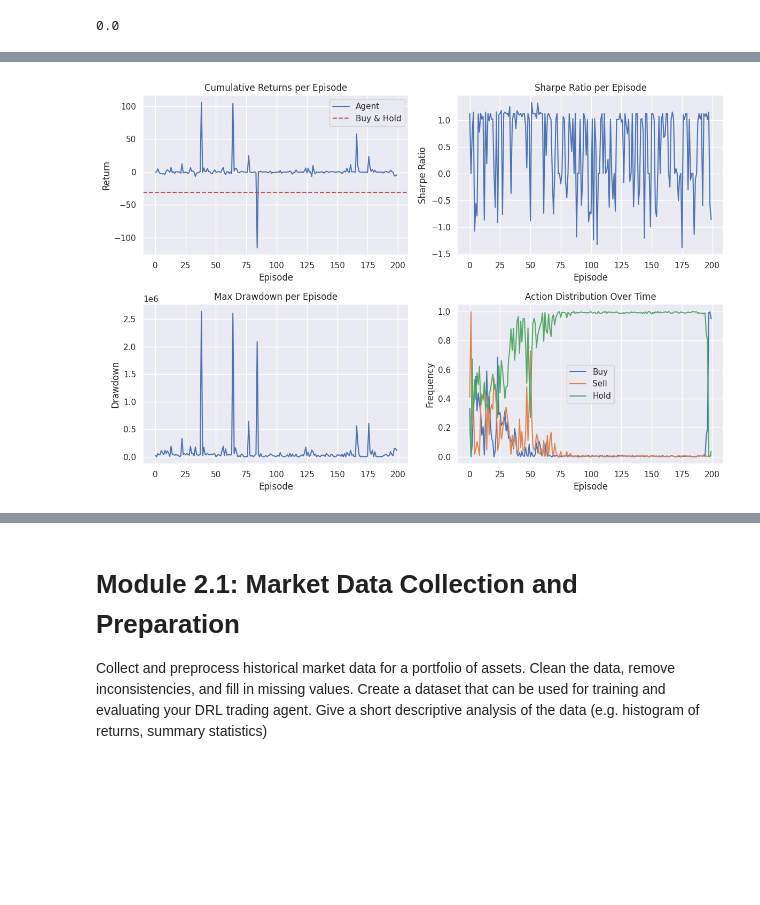
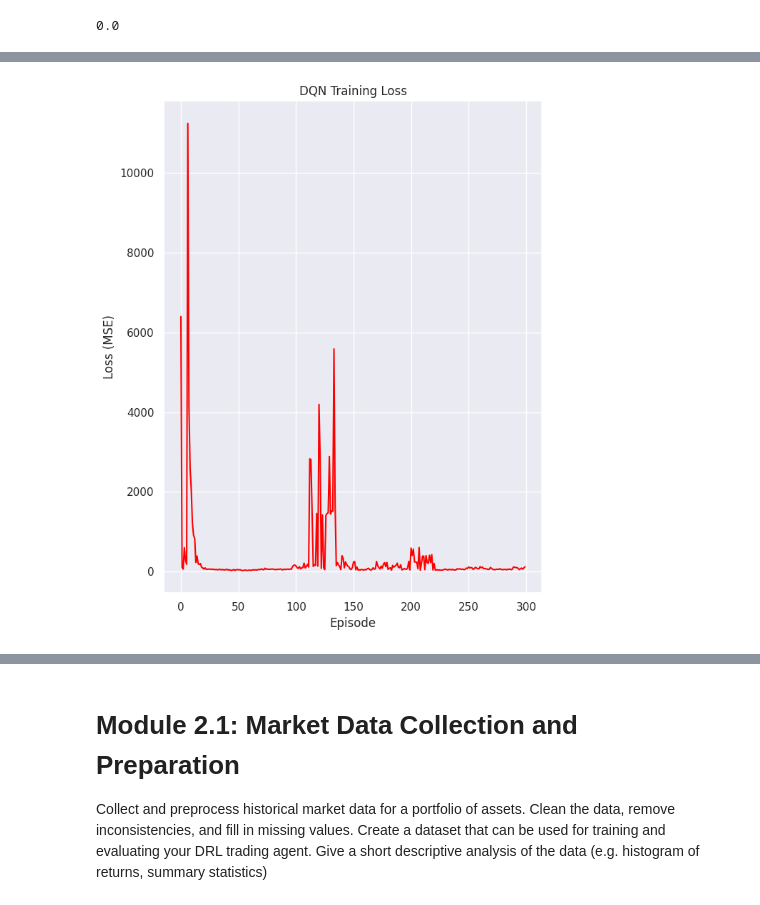
Before and after one commit to wrecka98/RL-Finance-Trading-Algo, a Jupyter notebook: trading-bot-Shell.ipynb, the cells around one changed output, grey strips where cells are left out. Saved outputs shown, nothing was run; the diff lists cells and outputs as text; code cells hidden in the pictures; blank space fills up the shorter version.

```diff
--- a/trading-bot-Shell.ipynb
+++ b/trading-bot-Shell.ipynb
@@ -447,7 +456,8 @@ episode_metrics = {
     'sharpe': [],
     'max_drawdown': [],
     'cumulative_return': [],
-    'action_distribution': []
+    'action_distribution': [],
+    'loss':[]
 }
 
 # Benchmark: Buy-and-Hold strategy
@@ -456,11 +466,12 @@ final_price = states[-1][0]
 buy_and_hold_return = (final_price - initial_price) / initial_price
 
 # Run episodes
-for episode in range(200):
+for episode in range(300):
     # Reset portfolio each episode
     current_cash = 10000
     current_holdings = 0
     agent.reset_episode_stats()
+    episode_losses = []  # Track losses for this episode
 
     # Initialize state with first market data + portfolio
     market_state = states[0]
@@ -495,10 +506,17 @@ for episode in range(200):
         # Store experience and train
         done = (t == len(states) - 2)
         agent.remember(state, action, reward, next_state, done)
-        agent.train()
+        loss = agent.train()  # Train and get loss
+        if loss is not None:  # Only append if training occurred
+            episode_losses.append(loss)
 
         # Update state for next iteration
         state = next_state
+
+
+    # Store average loss for the episode
+    avg_loss = np.mean(episode_losses) if episode_losses else 0
+    episode_metrics['loss'].append(avg_loss)
 
     # Calculate metrics for this episode
     returns = np.diff(episode_portfolio_values) / episode_portfolio_values[:-1]
@@ -539,46 +557,22 @@ Episode 199: Return=-460.51% | Sharpe=-0.86 | DD=116559.02 | total reward= -75.9
 # %%
 # Plot performance over time
 import matplotlib.pyplot as plt
 
 plt.figure(figsize=(12, 8))
 
-# Cumulative Returns
-plt.subplot(2, 2, 1)
-plt.plot(episode_metrics['cumulative_return'], label='Agent')
-plt.axhline(y=buy_and_hold_return, color='r', linestyle='--', label='Buy & Hold')
-plt.title('Cumulative Returns per Episode')
+
+# Plot Loss
+plt.subplot(1, 2, 1)
+plt.plot(episode_metrics['loss'], label='Training Loss', color='red')
 plt.xlabel('Episode')
-plt.ylabel('Return')
-plt.legend()
+plt.ylabel('Loss (MSE)')
+plt.title('DQN Training Loss')
+plt.grid(True)
 
-# Sharpe Ratio
-plt.subplot(2, 2, 2)
-plt.plot(episode_metrics['sharpe'])
-plt.title('Sharpe Ratio per Episode')
-plt.xlabel('Episode')
-plt.ylabel('Sharpe Ratio')
 
-# Max Drawdown
-plt.subplot(2, 2, 3)
-plt.plot(episode_metrics['max_drawdown'])
-plt.title('Max Drawdown per Episode')
-plt.xlabel('Episode')
-plt.ylabel('Drawdown')
 
-# Action Distribution
-plt.subplot(2, 2, 4)
-action_counts = np.zeros((len(episode_metrics['action_distribution']), action_dim))
-for i, dist in enumerate(episode_metrics['action_distribution']):
-    for act, count in dist.items():
-        action_counts[i, act] = count
-for act in range(action_dim):
-    plt.plot(action_counts[:, act], label=actions[act])
-plt.title('Action Distribution Over Time')
-plt.xlabel('Episode')
-plt.ylabel('Frequency')
-plt.legend()
 
 plt.tight_layout()
 plt.show()
 # %% [output]
-[figure, old version]
+[figure, new version]
```
Also changed, not shown: parts of 14 cells of this notebook.
